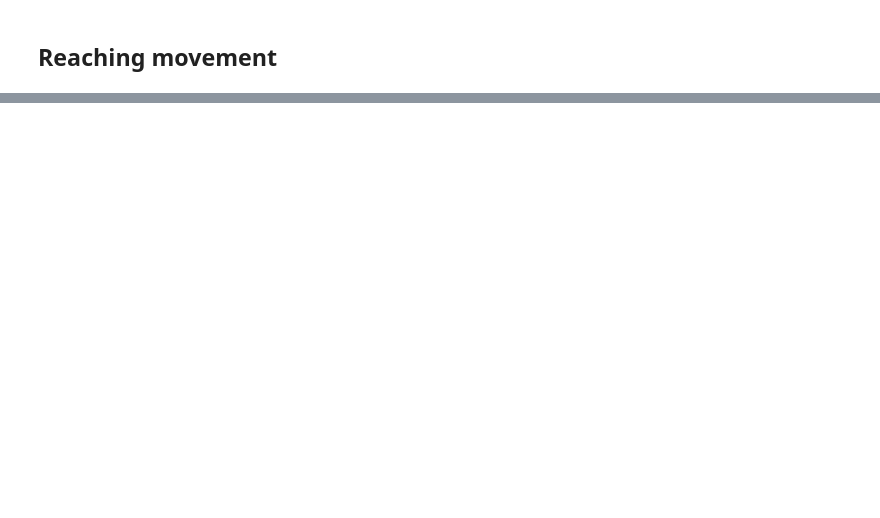
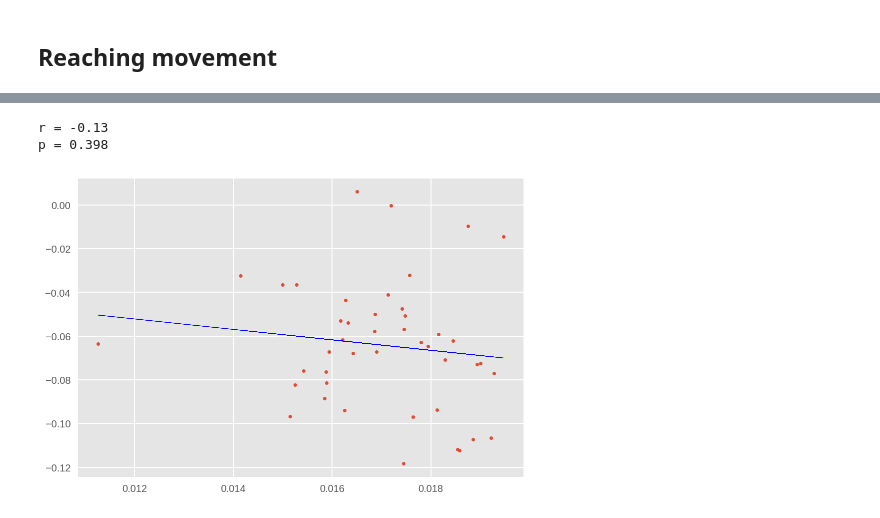
Before and after one commit to Roman-Belenya/perception_and_action, a Jupyter notebook: explore.ipynb, the cells around one changed output, grey strips where cells are left out. Saved outputs shown, nothing was run; the diff lists cells and outputs as text; code cells hidden in the pictures; blank space fills up the shorter version.

```diff
--- a/explore.ipynb
+++ b/explore.ipynb
@@ -25,20 +30,2 @@ pd.DataFrame(markers)
 # %% [markdown]
 ## Distance to object's centre for index & gaze
-# %%
-long_table = pd.DataFrame(columns = ['p', 'condition', 'trial', 'indx-obj', 'gaze-obj'])
-
-for pid, subj in d.items():
-    indx = markers[pid]['index'] + 'x'
-    for tid, trial in subj['trials'].items():
-
-        x1 = trial[indx][-1] - trial['objectx'][-1]
-        x2 = trial['averagexeye'][-1] - trial['objectx'][-1]
-
-        if 'RightToLeft' in trial['name']:
-            x1 *= -1
-            x2 *= -1
-
-        cond = trial['name'][6:-4]
-
-        to_add = pd.Series([pid, cond, tid, x1, x2], long_table.columns.values.tolist())
-        long_table = long_table.append(to_add, ignore_index = True)
@@ -456,7 +612,7 @@ mean_fixations = fixations.groupby(['p', 'trial'])['distance_to'] \
                           .apply(lambda x: np.mean(np.abs(x))) \
                           .reset_index()
 # %%
-common = pd.merge(mean_fixations, long_table, on = ['p', 'trial'])
+common = pd.merge(mean_fixations, accuracies, on = ['p', 'trial'])
 display(common[:10])
 
 ocl = common[common['condition'] == 'Occlusion_Cue_LeftToRight']
@@ -464,9 +632,13 @@ onl = common[common['condition'] == 'Occlusion_NoCue_LeftToRight']
 # %%
-slope, intercept, r, p, stderr = linregress(ocl['distance_to'], ocl['indx-obj'])
+slope, intercept, r, p, stderr = linregress(ocl['distance_to'], ocl['index_object'])
 print 'r = {}\np = {}'.format(round(r, 2), round(p, 3))
 
 y = intercept + slope * ocl['distance_to']
 
-plt.plot(ocl['distance_to'], ocl['indx-obj'], '.')
+plt.plot(ocl['distance_to'], ocl['index_object'], '.')
 plt.plot(ocl['distance_to'], y, 'b-', linewidth = 0.5)
 plt.show()
+# %% [output]
+r = -0.13
+p = 0.398
+[figure, added]
```
Also changed, not shown: parts of 32 cells of this notebook.
